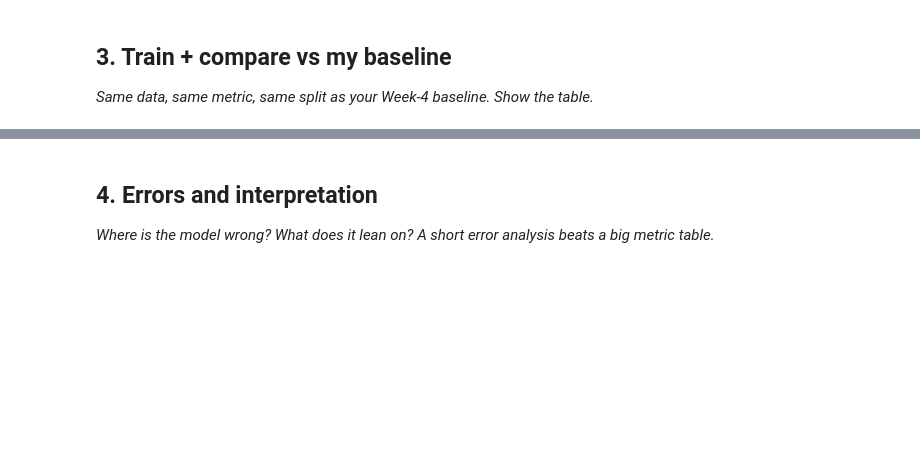
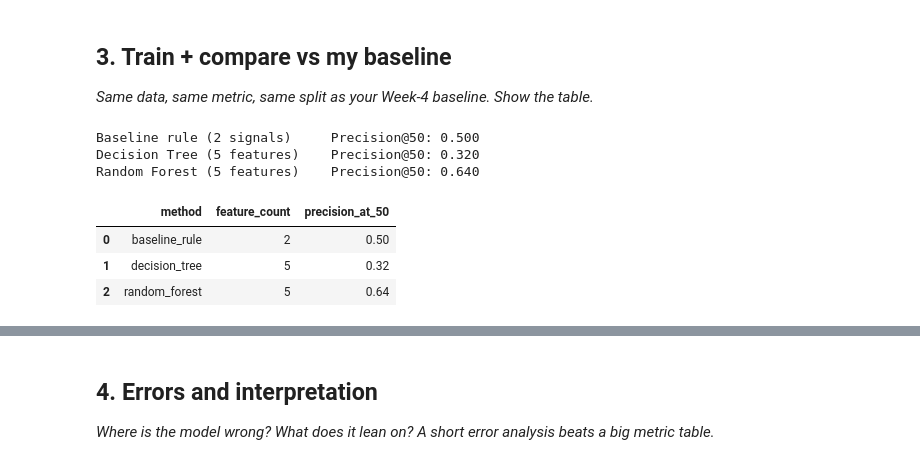
Before and after one commit to madaraf/Flyrank-intership-machine_learning, a Jupyter notebook: work/notebooks/w05_model.ipynb, the cells around one changed output, grey strips where cells are left out. Cells and saved outputs as stored; diff of their text form; code cells hidden in the pictures; blank space fills up the shorter version.

```diff
--- a/work/notebooks/w05_model.ipynb
+++ b/work/notebooks/w05_model.ipynb
@@ -9,3 +68,18 @@ This skeleton is yours to fill. Work the sections **in order** — each one has
+# %%
+# Target window aggregation
+april_impressions = con.sql(f"""
+    SELECT content_hash_id, SUM(gsc_impressions) AS impressions_april
+    FROM {APRIL}
+    GROUP BY content_hash_id
+""").df()
+
+# Merge and calculate label
+labeled_df = features_df.merge(april_impressions, on="content_hash_id", how="inner")
+labeled_df["pct_change"] = (
+    (labeled_df["impressions_april"] - labeled_df["impressions_month"])
+    / labeled_df["impressions_month"]
+)
+labeled_df["is_declining_forward_label"] = (labeled_df["pct_change"] <= -0.20).astype(int)
 # %% [markdown]
 ## 1. Method choice and why
 
@@ -29,0 +147,59 @@ This skeleton is yours to fill. Work the sections **in order** — each one has
+# %%
+import pandas as pd
+
+# Load the baseline results generated by the old notebook
+queue = pd.read_csv("baseline_action_score.csv")
+# %%
+# ============================================================
+# TASK 3: Train + compare vs baseline — SAME split, SAME metric
+# ============================================================
+# Fairness note: baseline uses 2 signals, models use 5 features — NOT
+# equalized on purpose (see explanation above). What IS held identical:
+# the exact same test rows, and the exact same Precision@50 metric.
+
+import numpy as np
+import pandas as pd
+
+def precision_at_k(y_true, scores, k):
+    order = np.argsort(-np.asarray(scores))
+    topk = np.asarray(y_true)[order[:k]]
+    return topk.mean()
+
+# --- Decision Tree ---
+tree = DecisionTreeClassifier(max_depth=4, class_weight="balanced", random_state=42)
+tree.fit(X_train, y_train)
+tree_scores = tree.predict_proba(X_test)[:, 1]
+tree_p50 = precision_at_k(y_test.values, tree_scores, 50)
+
+# --- Random Forest ---
+rf = RandomForestClassifier(n_estimators=200, max_depth=6,
+                             class_weight="balanced_subsample",
+                             random_state=42, n_jobs=-1)
+rf.fit(X_train, y_train)
+rf_scores = rf.predict_proba(X_test)[:, 1]
+rf_p50 = precision_at_k(y_test.values, rf_scores, 50)
+
+# --- Baseline (Week 4 rule), scored on the SAME test rows ---
+test_content_ids = labeled_df.iloc[test_idx]["content_hash_id"].values
+baseline_lookup = queue.set_index("content_hash_id")["baseline_action_score"]
+baseline_test_scores = baseline_lookup.reindex(test_content_ids).fillna(0).values
+baseline_p50 = precision_at_k(y_test.values, baseline_test_scores, 50)
+
+print(f"Baseline rule (2 signals)     Precision@50: {baseline_p50:.3f}")
+print(f"Decision Tree (5 features)    Precision@50: {tree_p50:.3f}")
+print(f"Random Forest (5 features)    Precision@50: {rf_p50:.3f}")
+
+comparison_table = pd.DataFrame({
+    "method": ["baseline_rule", "decision_tree", "random_forest"],
+    "feature_count": [2, 5, 5],
+    "precision_at_50": [baseline_p50, tree_p50, rf_p50]
+})
+comparison_table
+# %% [output]
+Baseline rule (2 signals)     Precision@50: 0.500
+Decision Tree (5 features)    Precision@50: 0.320
+Random Forest (5 features)    Precision@50: 0.640
+|  | method | feature_count | precision_at_50 |
+| 0 | baseline_rule | 2 | 0.50 |
+| 1 | decision_tree | 5 | 0.32 |
+| 2 | random_forest | 5 | 0.64 |
```
Also changed, not shown: parts of 17 cells of this notebook.
